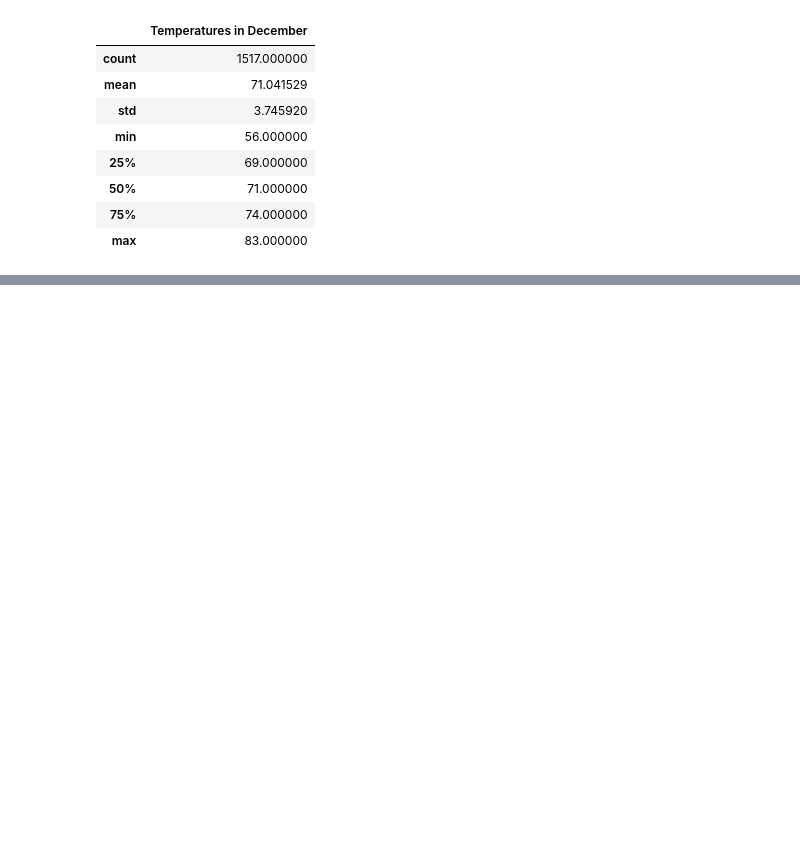
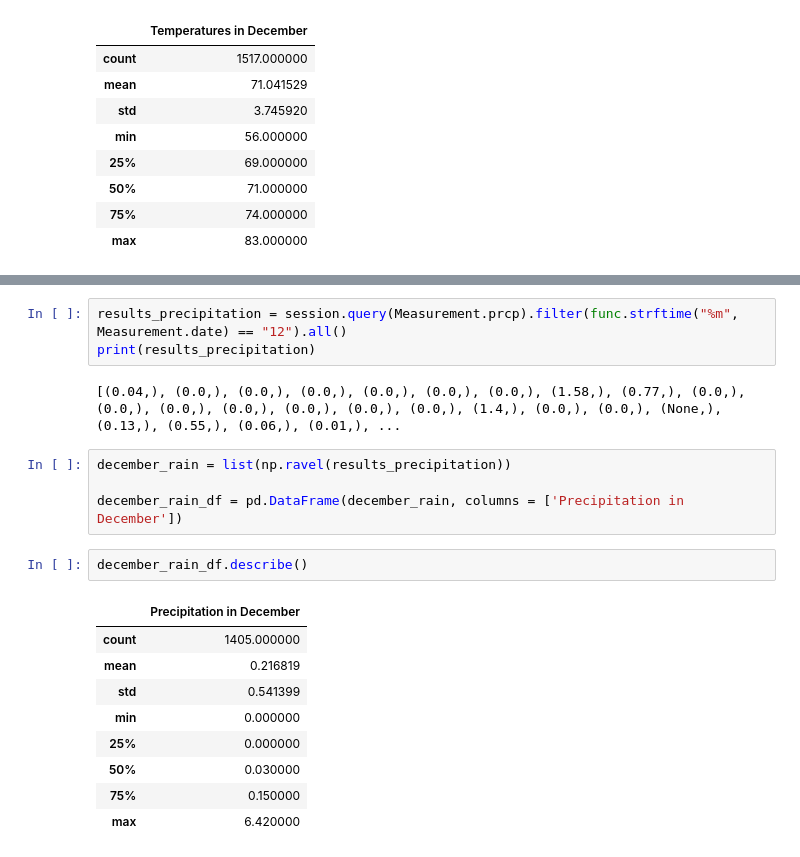
Before and after one commit to kareng013/surfs_up, a Jupyter notebook: SurfsUp_Challenge.ipynb, the cells around one changed output, grey strips where cells are left out. Cells and saved outputs as stored; diff of their text form; blank space fills up the shorter version.

```diff
--- a/SurfsUp_Challenge.ipynb
+++ b/SurfsUp_Challenge.ipynb
@@ -80,0 +103,21 @@ december_df.describe()
+# %%
+results_precipitation = session.query(Measurement.prcp).filter(func.strftime("%m", Measurement.date) == "12").all()
+print(results_precipitation)
+# %% [output]
+[(0.04,), (0.0,), (0.0,), (0.0,), (0.0,), (0.0,), (0.0,), (1.58,), (0.77,), (0.0,), (0.0,), (0.0,), (0.0,), (0.0,), (0.0,), (0.0,), (1.4,), (0.0,), (0.0,), (None,), (0.13,), (0.55,), (0.06,), (0.01,), ...
+# %%
+december_rain = list(np.ravel(results_precipitation))
+
+december_rain_df = pd.DataFrame(december_rain, columns = ['Precipitation in December'])
+# %%
+december_rain_df.describe()
+# %% [output]
+|  | Precipitation in December |
+| count | 1405.000000 |
+| mean | 0.216819 |
+| std | 0.541399 |
+| min | 0.000000 |
+| 25% | 0.000000 |
+| 50% | 0.030000 |
+| 75% | 0.150000 |
+| max | 6.420000 |
```
Also changed, not shown: parts of 3 cells of this notebook, 1 other file.
